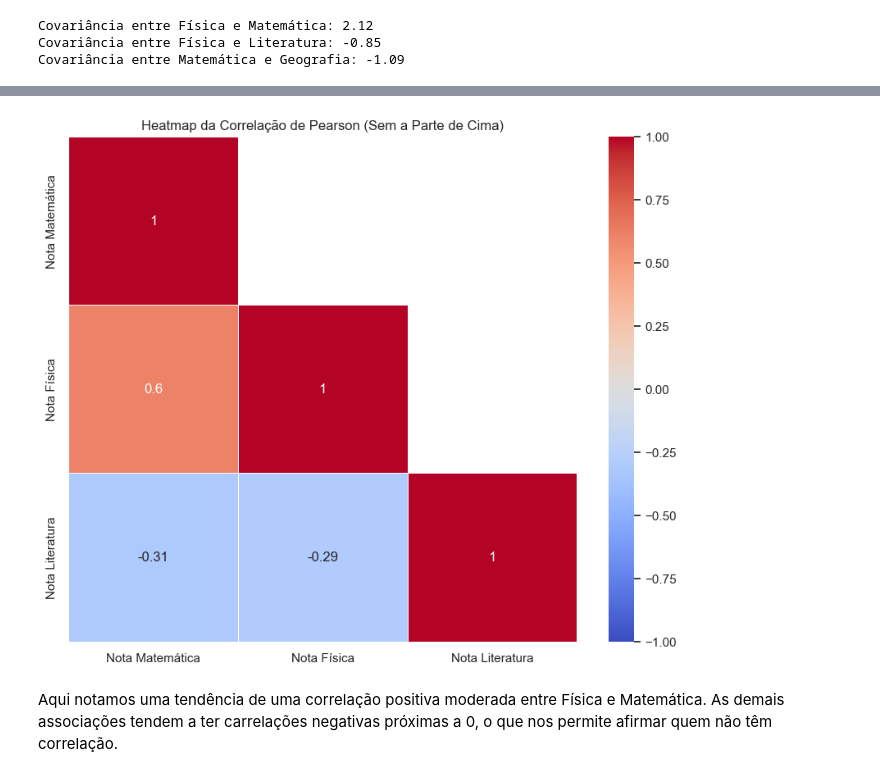
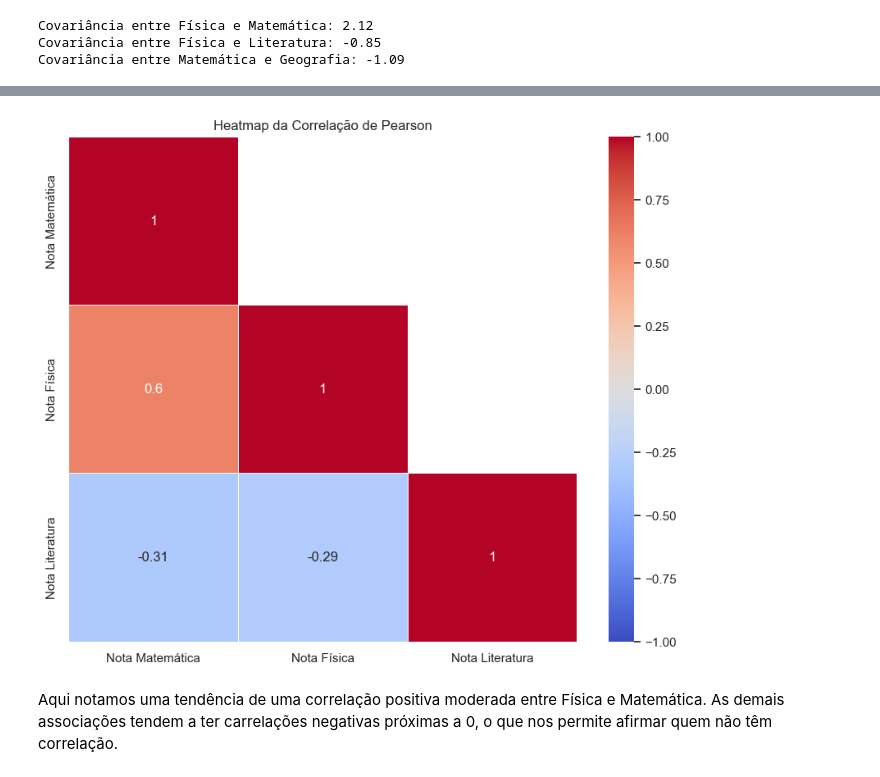
Before and after one commit to vitormarx/ciencia-de-dados, a Jupyter notebook: notebooks/estatística descritiva/Correlação_de_Pearson.ipynb, the cells around one changed output, grey strips where cells are left out. Saved outputs shown, nothing was run; the diff lists cells and outputs as text; code cells hidden in the pictures.

```diff
--- a/notebooks/estatística descritiva/Correlação_de_Pearson.ipynb
+++ b/notebooks/estatística descritiva/Correlação_de_Pearson.ipynb
@@ -112,19 +112,19 @@ O coeficiente de correlação de Pearson (p) é uma medida que varia entre -1 e
 # %%
 def calcular_correlacao(df: list[float]) -> None:
     correlation_matrix = df.corr()
 
     # Configura o estilo do heatmap
     sns.set(style="white")
 
     # Cria o heatmap
     plt.figure(figsize=(10, 8))
     sns.heatmap(correlation_matrix, mask=np.triu(correlation_matrix, k=1), annot=True, cmap='coolwarm', linewidths=.5,
                 center=0, vmin=-1, vmax=1)
-    plt.title("Heatmap da Correlação de Pearson (Sem a Parte de Cima)")
+    plt.title("Heatmap da Correlação de Pearson")
     plt.show()
 
 calcular_correlacao(df)
 # %% [output]
-[figure, old version]
+[figure, new version]
 # %% [markdown]
 Aqui notamos uma tendência de uma correlação positiva moderada entre Física e Matemática. As demais associações tendem a ter carrelações negativas próximas a 0, o que nos permite afirmar quem não têm correlação.
```
Also changed, not shown: parts of 1 cell of this notebook.
